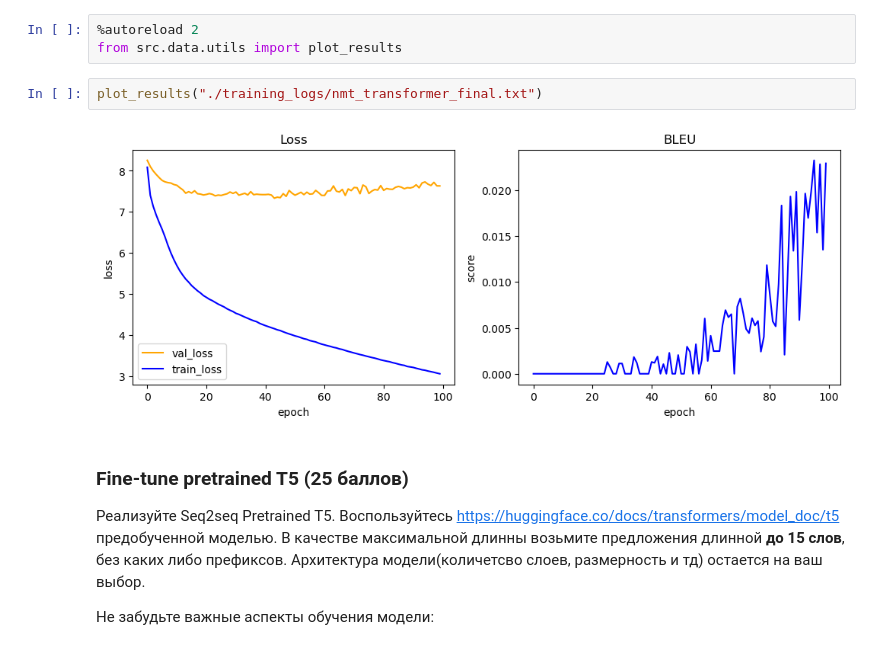
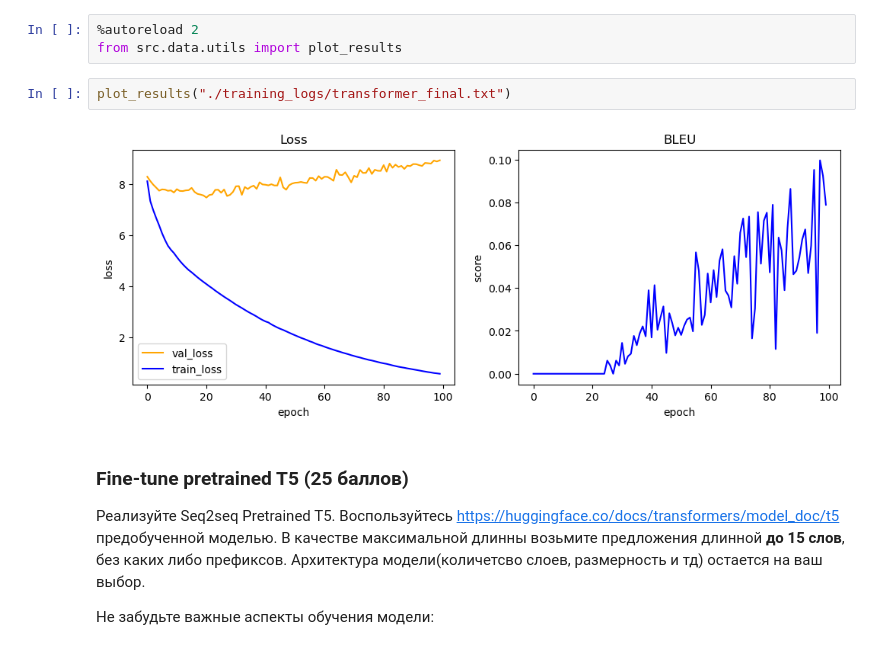
Before and after one commit to mumtozee/NeuralMachineTranslation, a Jupyter notebook: nmt_hw.ipynb, the cells around one changed output. Cells and saved outputs as stored; diff of their text form.

```diff
--- a/nmt_hw.ipynb
+++ b/nmt_hw.ipynb
@@ -157,9 +161,9 @@ for i in range(10):
 %autoreload 2
 from src.data.utils import plot_results
 # %%
-plot_results("./training_logs/nmt_transformer_final.txt")
+plot_results("./training_logs/transformer_final.txt")
 # %% [output]
-[figure, old version]
+[figure, new version]
 # %% [markdown]
 ### Fine-tune pretrained T5 (25 баллов)
 
```
Also changed, not shown: parts of 5 cells of this notebook, 6 other files.
